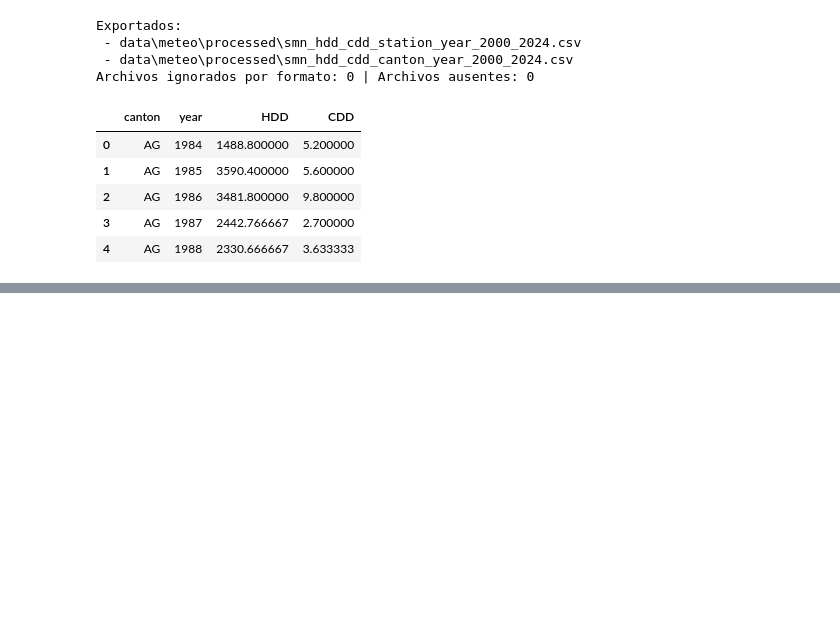
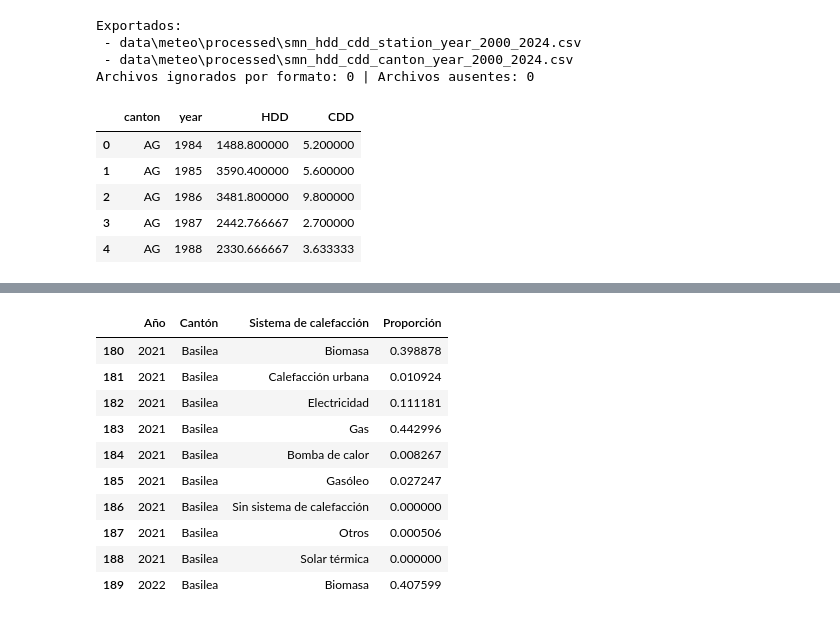
Before and after one commit to franchi2412/visualizaciones-practica, a Jupyter notebook: practica.ipynb, the cells around one changed output, grey strips where cells are left out. Saved outputs shown, nothing was run; the diff lists cells and outputs as text; code cells hidden in the pictures; blank space fills up the shorter version.

```diff
--- a/practica.ipynb
+++ b/practica.ipynb
@@ -884,0 +1037,70 @@ Archivos ignorados por formato: 0 | Archivos ausentes: 0
+# %%
+# =========================
+# 1) Cargar archivo tidy
+# =========================
+IN_PATH = "data/heating_systems/processed/heating_systems_by_canton_year_tidy_with_switzerland.csv"
+df = pd.read_csv(IN_PATH)
+
+# =========================
+# 2) Seleccionar Suiza + cantones representativos
+# =========================
+cantones_objetivo = {
+    "Switzerland": "Suiza",
+    "GE": "Ginebra",
+    "ZH": "Zúrich",
+    "BS": "Basilea",
+    "TI": "Ticino",
+    "GR": "Graubünden"
+}
+
+df = df[df["canton"].isin(cantones_objetivo.keys())].copy()
+
+# =========================
+# 3) Traducir cantones a español
+# =========================
+df["Cantón"] = df["canton"].map(cantones_objetivo)
+
+# =========================
+# 4) Traducir sistemas de calefacción a español
+# =========================
+heating_system_es = {
+    "Heating oil": "Gasóleo",
+    "Gas": "Gas",
+    "Electricity": "Electricidad",
+    "District heating": "Calefacción urbana",
+    "Heat pump": "Bomba de calor",
+    "Biomass": "Biomasa",
+    "Solar thermal": "Solar térmica",
+    "Other": "Otros",
+    "No heating system": "Sin sistema de calefacción"
+}
+
+df["Sistema de calefacción"] = (
+    df["heating_system"]
+    .map(heating_system_es)
+    .fillna(df["heating_system"])
+)
+
+# =========================
+# 5) Renombrar columnas para Flourish
+# =========================
+df_flourish = df.rename(columns={
+    "year": "Año",
+    "share": "Proporción"
+})
+
+df_flourish = df_flourish[
+    ["Año", "Cantón", "Sistema de calefacción", "Proporción"]
+]
+
+# =========================
+# 6) Exportar CSV final
+# =========================
+OUT_PATH = "data/heating_systems/processed/heating_systems_flourish_ready.csv"
+df_flourish.to_csv(OUT_PATH, index=False)
+
+print("Archivo exportado correctamente:")
+print(OUT_PATH)
+
+df_flourish.head(10)
+# %% [output]
@@ -884,0 +1109,11 @@ Archivos ignorados por formato: 0 | Archivos ausentes: 0
+|  | Año | Cantón | Sistema de calefacción | Proporción |
+| 180 | 2021 | Basilea | Biomasa | 0.398878 |
+| 181 | 2021 | Basilea | Calefacción urbana | 0.010924 |
+| 182 | 2021 | Basilea | Electricidad | 0.111181 |
+| 183 | 2021 | Basilea | Gas | 0.442996 |
+| 184 | 2021 | Basilea | Bomba de calor | 0.008267 |
+| 185 | 2021 | Basilea | Gasóleo | 0.027247 |
+| 186 | 2021 | Basilea | Sin sistema de calefacción | 0.000000 |
+| 187 | 2021 | Basilea | Otros | 0.000506 |
+| 188 | 2021 | Basilea | Solar térmica | 0.000000 |
+| 189 | 2022 | Basilea | Biomasa | 0.407599 |
```
Also changed, not shown: parts of 34 cells of this notebook, 10 other files.
